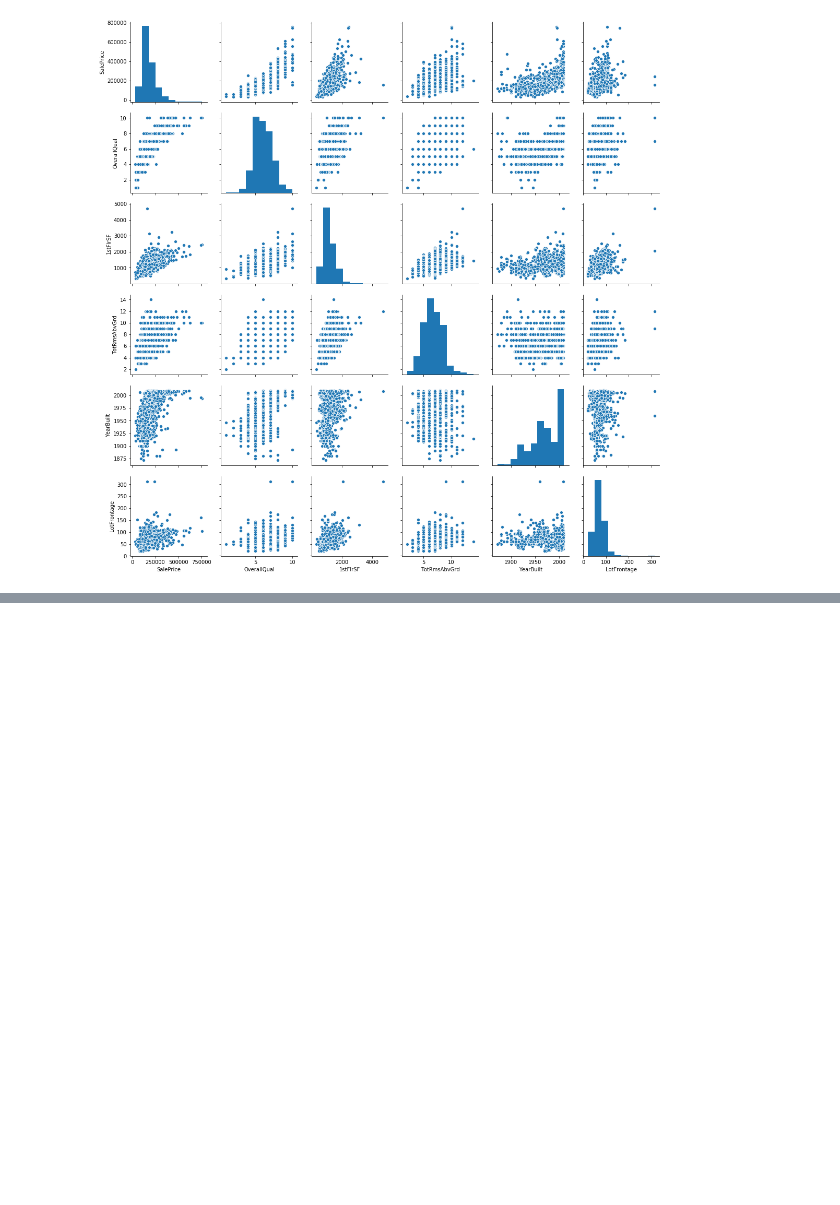
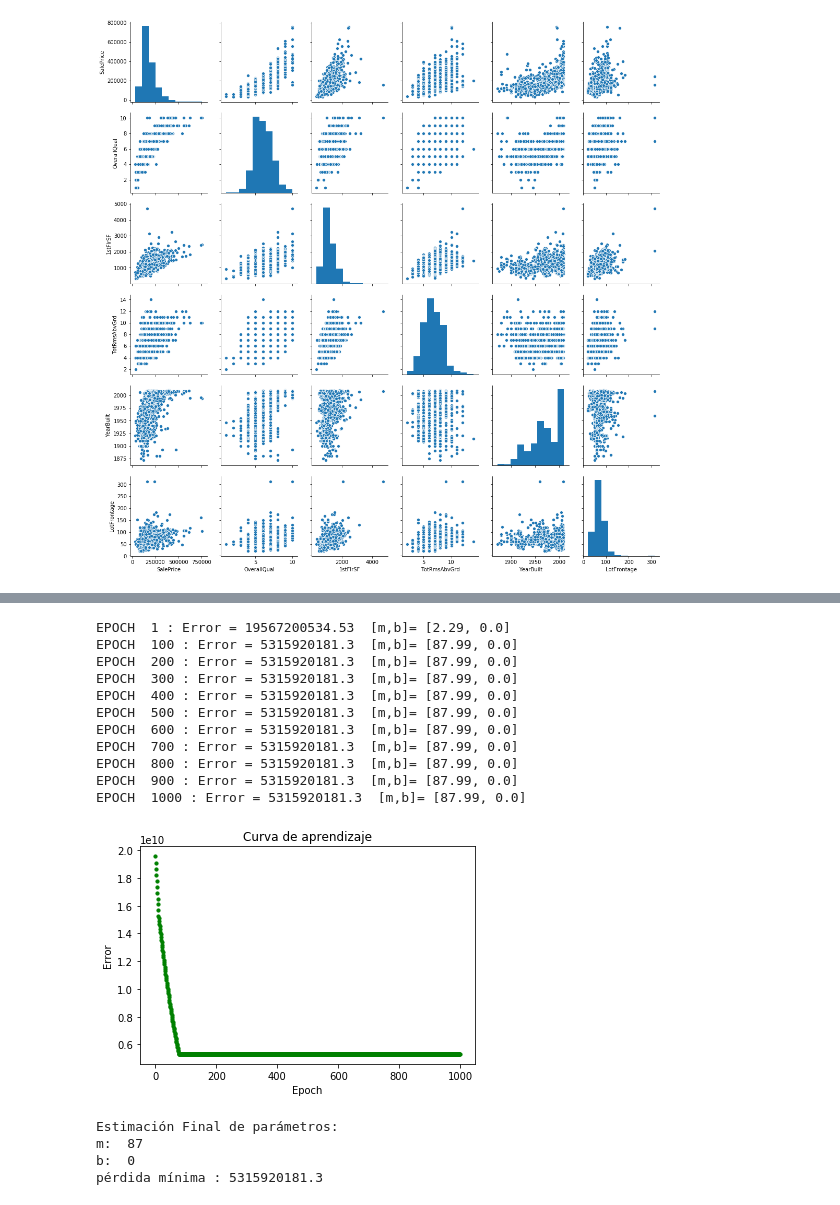
Before and after one commit to WillyTut/proyecto_final, a Jupyter notebook: proyecto_willy.ipynb, the cells around one changed output, grey strips where cells are left out. Saved outputs shown, nothing was run; the diff lists cells and outputs as text; code cells hidden in the pictures; blank space fills up the shorter version.

```diff
--- a/proyecto_willy.ipynb
+++ b/proyecto_willy.ipynb
@@ -204,0 +313,21 @@ Los argumentos de a función deben ser:
+# %%
+diccionario_FstFlrSF = {}
+error_iteracion_FstFlrSF = []
+diccionario_FstFlrSF,error_iteracion_FstFlrSF,manual_FstFlrSF = regresion(FstFlrSF,SalePrice,1000,100,0.00000001)
+# %% [output]
+EPOCH  1 : Error = 19567200534.53  [m,b]= [2.29, 0.0]
+EPOCH  100 : Error = 5315920181.3  [m,b]= [87.99, 0.0]
+EPOCH  200 : Error = 5315920181.3  [m,b]= [87.99, 0.0]
+EPOCH  300 : Error = 5315920181.3  [m,b]= [87.99, 0.0]
+EPOCH  400 : Error = 5315920181.3  [m,b]= [87.99, 0.0]
+EPOCH  500 : Error = 5315920181.3  [m,b]= [87.99, 0.0]
+EPOCH  600 : Error = 5315920181.3  [m,b]= [87.99, 0.0]
+EPOCH  700 : Error = 5315920181.3  [m,b]= [87.99, 0.0]
+EPOCH  800 : Error = 5315920181.3  [m,b]= [87.99, 0.0]
+EPOCH  900 : Error = 5315920181.3  [m,b]= [87.99, 0.0]
+EPOCH  1000 : Error = 5315920181.3  [m,b]= [87.99, 0.0]
+[figure, added]
+Estimación Final de parámetros:
+m:  87
+b:  0
+pérdida mínima : 5315920181.3
```
Also changed, not shown: parts of 21 cells of this notebook.
